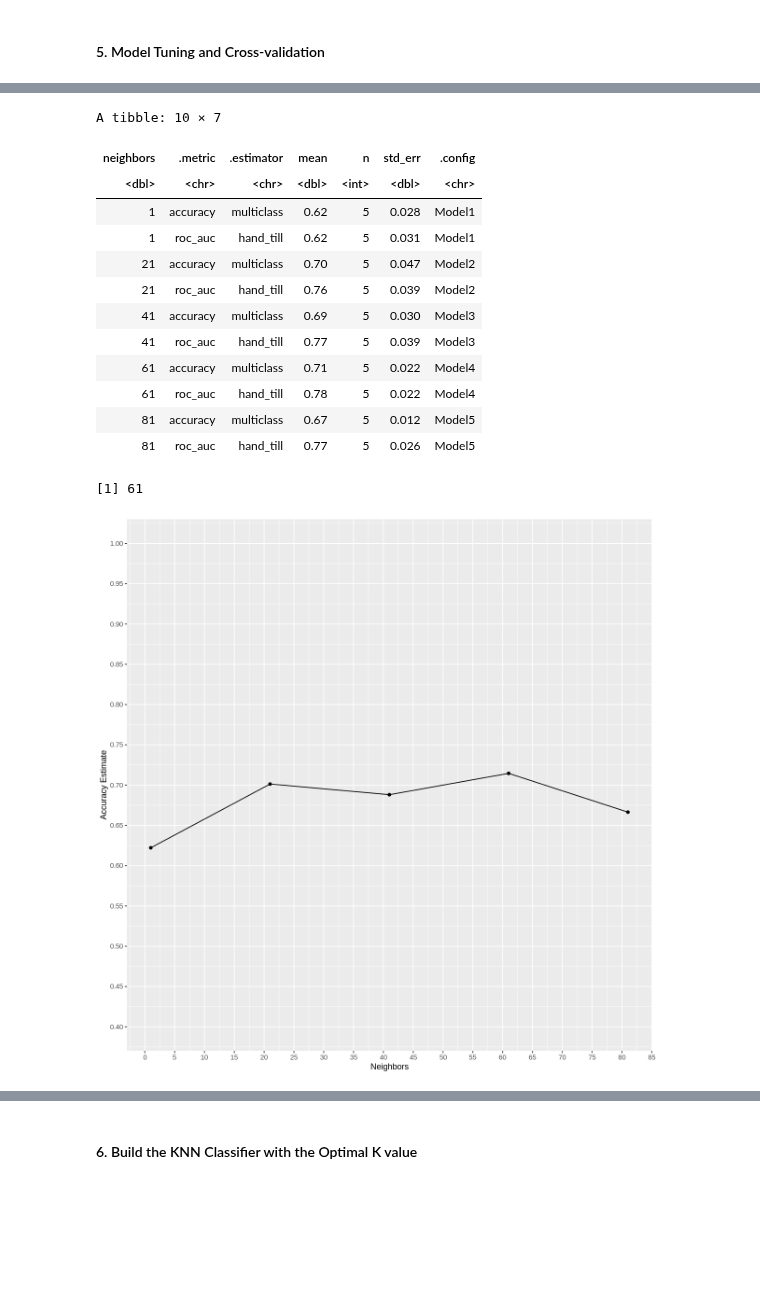
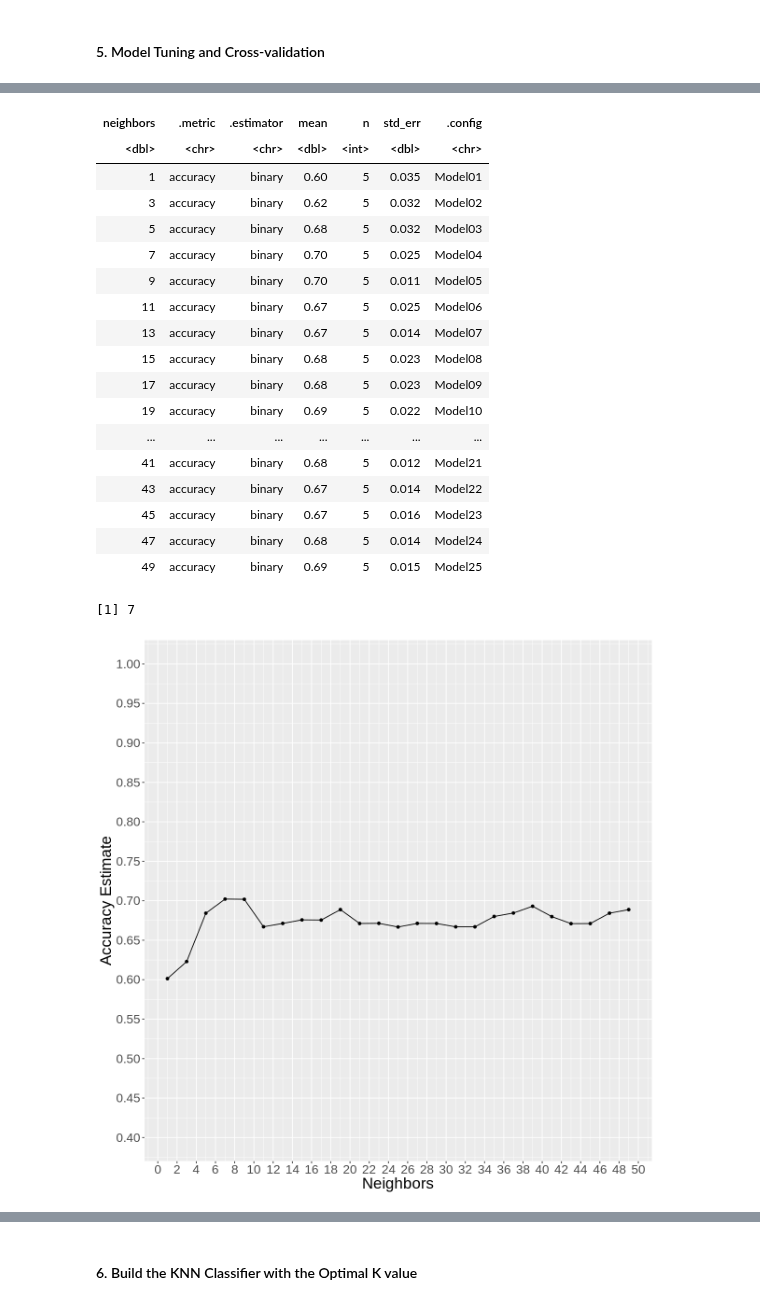
Before and after one commit to acholj/Updated-DSCI-Group-Project, a Jupyter notebook: Heart_Disease_Report.ipynb, the cells around one changed output, grey strips where cells are left out. Drawn from its saved outputs; the diff is of its cells as text; code cells hidden in the pictures; blank space fills up the shorter version.

Commit message:
Added set.seeds when necessary.

```diff
--- a/Heart_Disease_Report.ipynb
+++ b/Heart_Disease_Report.ipynb
@@ -66,8 +66,10 @@ heart_cleve <- rename(heart_cleve, age = X1,
                ca = X12,
                thal = X13,
                diagnosis = X14) %>%
-            mutate(diagnosis = as_factor(diagnosis),ca = as.numeric(ca),thal = as.numeric(thal))
+            mutate(ca = as.numeric(ca),thal = as.numeric(thal))
 head(heart_cleve)
+
+# mutate(diagnosis = as_factor(diagnosis),ca = as.numeric(ca),thal = as.numeric(thal))
 # %% [output]
 Warning message:
 “Problem with `mutate()` input `ca`.
@@ -96,6 +98,7 @@ A tibble: 6 × 14
 heart_cleve$diagnosis[heart_cleve$diagnosis==2] <- 1
 heart_cleve$diagnosis[heart_cleve$diagnosis==3] <- 1
 heart_cleve$diagnosis[heart_cleve$diagnosis==4] <- 1
+heart_cleve <- heart_cleve %>% mutate(diagnosis = as_factor(diagnosis))
 head(heart_cleve)
 
 # Source: https://www.geeksforgeeks.org/how-to-replace-specific-values-in-column-in-r-dataframe/
@@ -202,6 +205,7 @@ ggpairs(heart_train, columns = 1:5, ggplot2::aes(colour = diagnosis))
 # %% [markdown]
 #### 5. Model Tuning and Cross-validation
 # %%
+set.seed(200)
 # Create the recipe that specifies class label and predictors, as well as preprocessing steps for all variables.
 heart_recipe <- recipe(diagnosis ~ age + trestbps + chol + thalach + oldpeak, data = heart_train) %>%
                     step_scale(all_predictors()) %>%
@@ -221,7 +225,7 @@ heart_vfold <- vfold_cv(heart_train, v = 5, strata = diagnosis)
 
 
 # Create a dataframe with a neighbors variable that contains the sequence of values of K to try
-k_vals <- tibble(neighbors=seq(from = 1, to = 100, by = 20))
+k_vals <- tibble(neighbors=seq(from = 1, to = 50, by = 2))
 
 
 # Create a workflow to train KNN classifiers and estimate the classifier accuracy for a range of K values.
@@ -230,13 +234,13 @@ heart_results <- workflow() %>%
                     add_model(heart_tune) %>%
                     tune_grid(resamples = heart_vfold, grid = k_vals) %>%
                     collect_metrics()
-heart_results
+# heart_results
 
 
 # Filter the accuracy metric of classifers trained with different value of K
 accuracies <- heart_results %>%
                     filter(.metric == "accuracy")
-# accuracies
+accuracies
 
 
 # Create a plot for accuracy vs. K
@@ -245,18 +249,16 @@ accuracy_vs_k <- ggplot(accuracies, aes(x = neighbors, y = mean))+
       geom_point() +
       geom_line() +
       labs(x = "Neighbors", y = "Accuracy Estimate") +
-      scale_x_continuous(breaks = seq(0, 100, by = 5)) +
+      scale_x_continuous(breaks = seq(0, 50, by = 2)) +
       scale_y_continuous(limits = c(0.4, 1.0), breaks = seq (0.4, 1, by = 0.05)) +
-      theme(text=element_text(size = 20))
+      theme(text = element_text(size = 20))
 accuracy_vs_k
 
 
 # Pulling the optimal value of K
 best_k <- accuracies %>%
-            arrange(desc(mean)) %>%
-            slice(1) %>%
-            select(neighbors) %>%
-            pull()
+            filter(mean==max(mean))%>%
+            pull(neighbors)
 best_k
 # %% [output]
 Data Recipe
@@ -290,15 +284,20 @@ Computational engine: kknn
+| neighbors | .metric | .estimator | mean | n | std_err | .config |
+| <dbl> | <chr> | <chr> | <dbl> | <int> | <dbl> | <chr> |
+| 1 | accuracy | binary | 0.60 | 5 | 0.035 | Model01 |
+| 3 | accuracy | binary | 0.62 | 5 | 0.032 | Model02 |
+| 5 | accuracy | binary | 0.68 | 5 | 0.032 | Model03 |
+| 7 | accuracy | binary | 0.70 | 5 | 0.025 | Model04 |
+| 9 | accuracy | binary | 0.70 | 5 | 0.011 | Model05 |
+| 11 | accuracy | binary | 0.67 | 5 | 0.025 | Model06 |
+| 13 | accuracy | binary | 0.67 | 5 | 0.014 | Model07 |
+| 15 | accuracy | binary | 0.68 | 5 | 0.023 | Model08 |
+| 17 | accuracy | binary | 0.68 | 5 | 0.023 | Model09 |
+| 19 | accuracy | binary | 0.69 | 5 | 0.022 | Model10 |
+| ... | ... | ... | ... | ... | ... | ... |
+| 41 | accuracy | binary | 0.68 | 5 | 0.012 | Model21 |
+| 43 | accuracy | binary | 0.67 | 5 | 0.014 | Model22 |
+| 45 | accuracy | binary | 0.67 | 5 | 0.016 | Model23 |
+| 47 | accuracy | binary | 0.68 | 5 | 0.014 | Model24 |
+| 49 | accuracy | binary | 0.69 | 5 | 0.015 | Model25 |
-A tibble: 10 × 7
+[1] 7
-| neighbors | .metric | .estimator | mean | n | std_err | .config |
-| <dbl> | <chr> | <chr> | <dbl> | <int> | <dbl> | <chr> |
-| 1 | accuracy | multiclass | 0.62 | 5 | 0.028 | Model1 |
-| 1 | roc_auc | hand_till | 0.62 | 5 | 0.031 | Model1 |
-| 21 | accuracy | multiclass | 0.70 | 5 | 0.047 | Model2 |
-| 21 | roc_auc | hand_till | 0.76 | 5 | 0.039 | Model2 |
-| 41 | accuracy | multiclass | 0.69 | 5 | 0.030 | Model3 |
-| 41 | roc_auc | hand_till | 0.77 | 5 | 0.039 | Model3 |
-| 61 | accuracy | multiclass | 0.71 | 5 | 0.022 | Model4 |
-| 61 | roc_auc | hand_till | 0.78 | 5 | 0.022 | Model4 |
-| 81 | accuracy | multiclass | 0.67 | 5 | 0.012 | Model5 |
-| 81 | roc_auc | hand_till | 0.77 | 5 | 0.026 | Model5 |
-[1] 61
-[figure, old version]
+[figure, new version]
```
Also changed, not shown: parts of 5 cells of this notebook.
